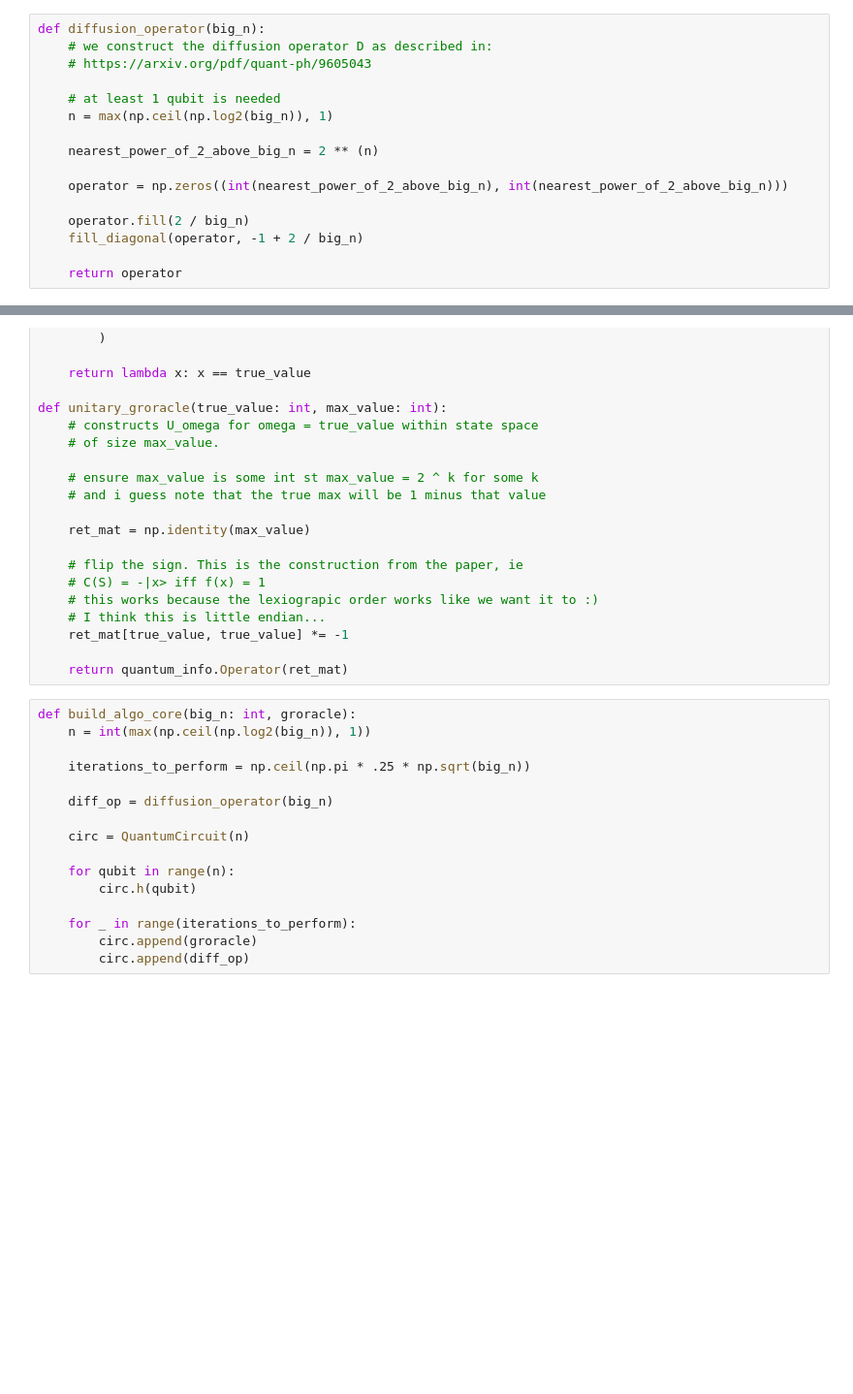
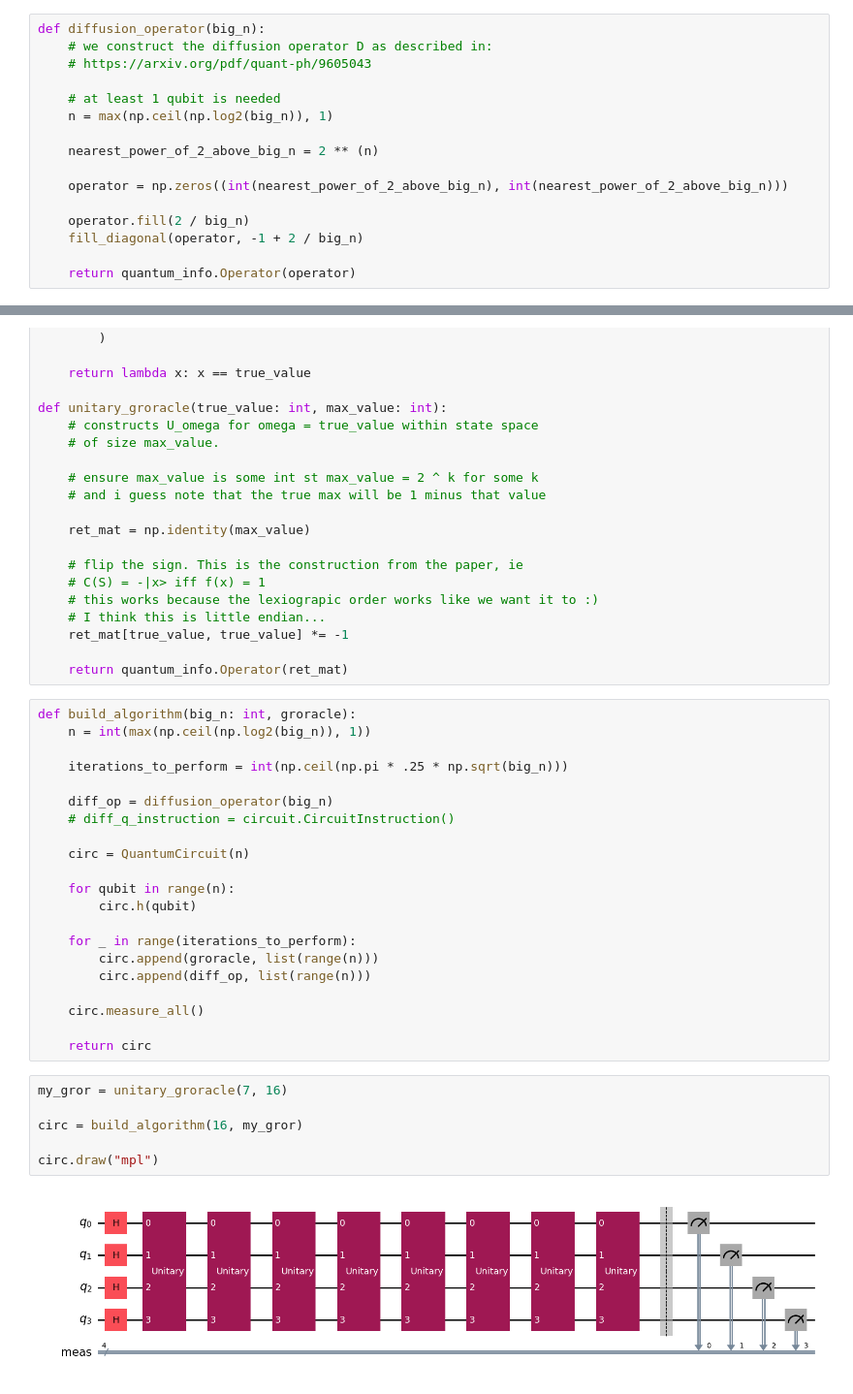
Before and after one commit to zjamesm/QuantumAlgosLearning, a Jupyter notebook: grovers.ipynb, the cells around one changed output, grey strips where cells are left out. Shown at 97% size. Drawn from its saved outputs; the diff is of its cells as text; blank space fills up the shorter version.

Commit message:
working version of grovers algorithm with example of usage

```diff
--- a/grovers.ipynb
+++ b/grovers.ipynb
@@ -44,7 +45,7 @@ def diffusion_operator(big_n):
     operator.fill(2 / big_n)
     fill_diagonal(operator, -1 + 2 / big_n)
 
-    return operator
+    return quantum_info.Operator(operator)
 # %%
 def construct_groracle(true_value: int, max_value: int):
     if true_value >= max_value:
@@ -71,12 +72,13 @@ def unitary_groracle(true_value: int, max_value: int):
 
     return quantum_info.Operator(ret_mat)
 # %%
-def build_algo_core(big_n: int, groracle):
+def build_algorithm(big_n: int, groracle):
     n = int(max(np.ceil(np.log2(big_n)), 1))
 
-    iterations_to_perform = np.ceil(np.pi * .25 * np.sqrt(big_n))
+    iterations_to_perform = int(np.ceil(np.pi * .25 * np.sqrt(big_n)))
 
     diff_op = diffusion_operator(big_n)
+    # diff_q_instruction = circuit.CircuitInstruction()
 
     circ = QuantumCircuit(n)
 
@@ -84,5 +86,17 @@ def build_algo_core(big_n: int, groracle):
         circ.h(qubit)
 
     for _ in range(iterations_to_perform):
-        circ.append(groracle)
-        circ.append(diff_op)
+        circ.append(groracle, list(range(n)))
+        circ.append(diff_op, list(range(n)))
+
+    circ.measure_all()
+
+    return circ
+# %%
+my_gror = unitary_groracle(7, 16)
+
+circ = build_algorithm(16, my_gror)
+
+circ.draw("mpl")
+# %% [output]
+[figure, added]
```
Also changed, not shown: parts of 2 cells of this notebook.
